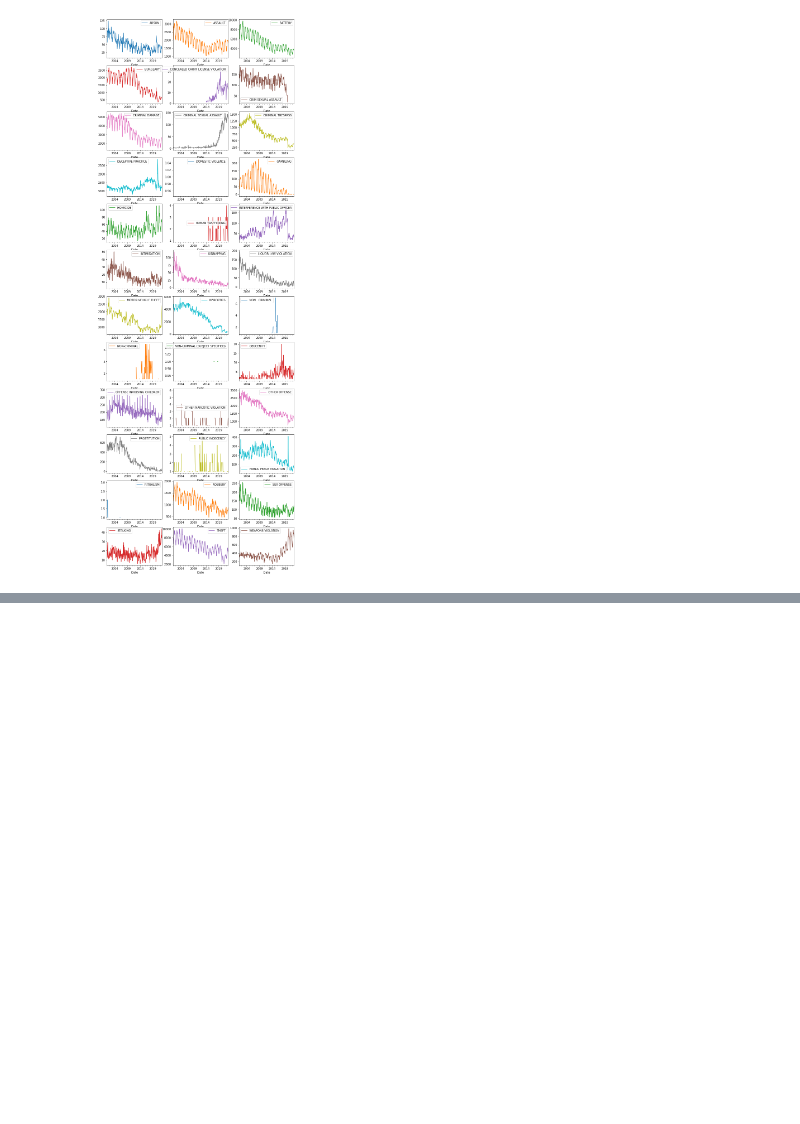
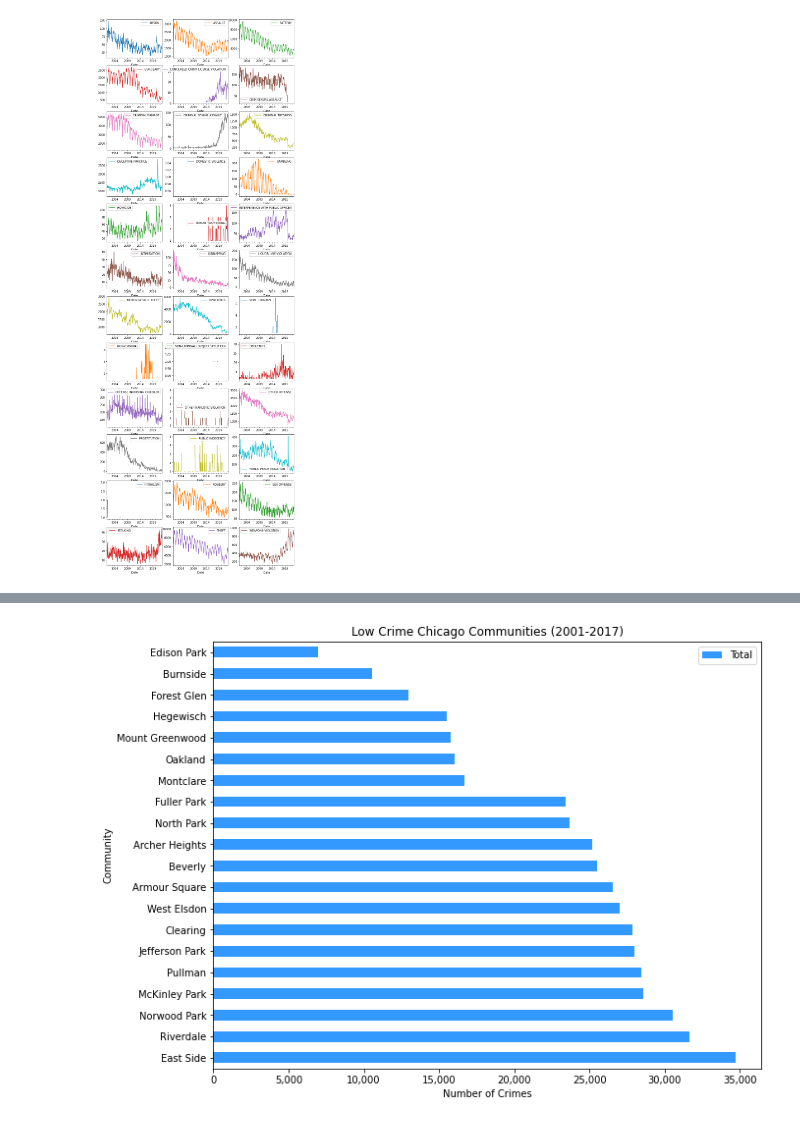
Before and after one commit to RandomFractals/chicago-crimes, a Jupyter notebook: notebooks/chicago-crimes-pandas.ipynb, the cells around one changed output, grey strips where cells are left out. Saved outputs shown, nothing was run; the diff lists cells and outputs as text; code cells hidden in the pictures; blank space fills up the shorter version.

```diff
--- a/notebooks/chicago-crimes-pandas.ipynb
+++ b/notebooks/chicago-crimes-pandas.ipynb
@@ -388,0 +469,12 @@ plt.show()
+# %%
+# plot 20 low crime communities
+community_crime.tail(20).sort_values(by='Total', ascending=False)\
+    .plot(kind='barh', figsize=(10, 8), color='#3399ff')
+plt.title('Low Crime Chicago Communities (2001-2017)')
+plt.xlabel('Number of Crimes')
+plt.ylabel('Community')
+ax = plt.gca()
+ax.xaxis.set_major_formatter(ticker.StrMethodFormatter('{x:,.0f}'))
+plt.show()
+# %% [output]
+[figure, added]
```
Also changed, not shown: parts of 7 cells of this notebook.
